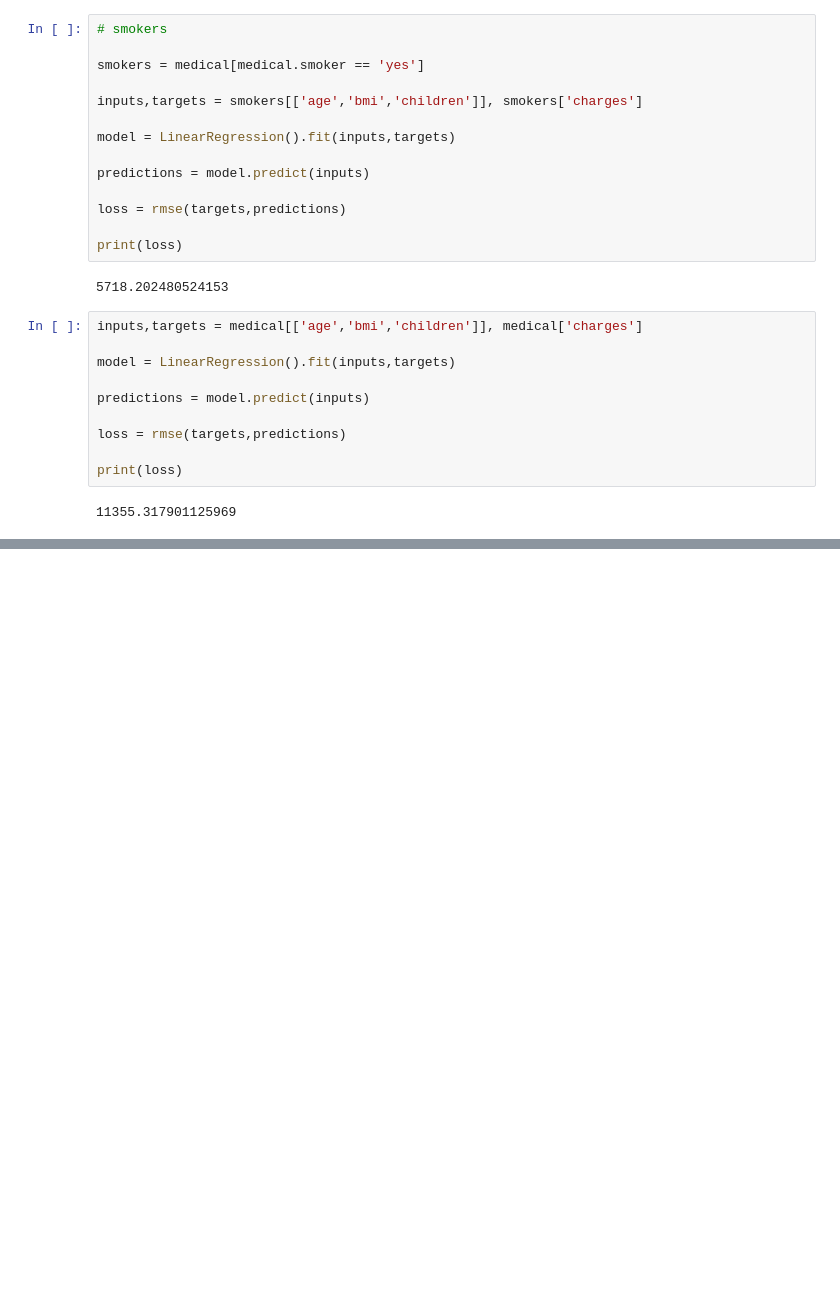
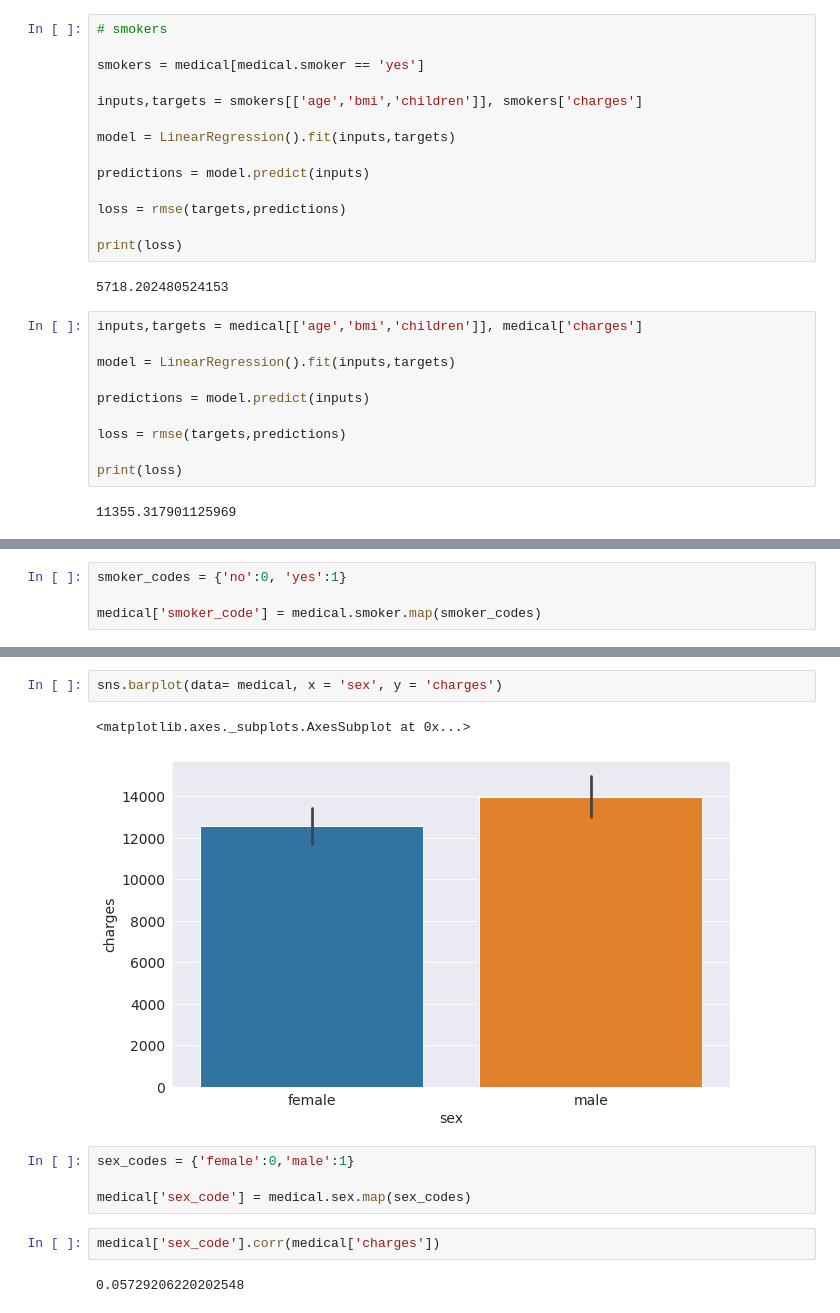
Before and after one commit to heyrobin/Medical-Expenses--ML, a Jupyter notebook: Predicting_Medical_Expenses_using_Linear_Regression.ipynb, the cells around one changed output, grey strips where cells are left out. Saved outputs shown, nothing was run; the diff lists cells and outputs as text; blank space fills up the shorter version.

```diff
--- a/Predicting_Medical_Expenses_using_Linear_Regression.ipynb
+++ b/Predicting_Medical_Expenses_using_Linear_Regression.ipynb
@@ -560,0 +572,4 @@ print(loss)
+# %%
+smoker_codes = {'no':0, 'yes':1}
+
+medical['smoker_code'] = medical.smoker.map(smoker_codes)
@@ -560,0 +592,13 @@ print(loss)
+# %%
+sns.barplot(data= medical, x = 'sex', y = 'charges')
+# %% [output]
+<matplotlib.axes._subplots.AxesSubplot at 0x...>
+[figure, added]
+# %%
+sex_codes = {'female':0,'male':1}
+
+medical['sex_code'] = medical.sex.map(sex_codes)
+# %%
+medical['sex_code'].corr(medical['charges'])
+# %% [output]
+0.05729206220202548
```
Also changed, not shown: parts of 15 cells of this notebook.
